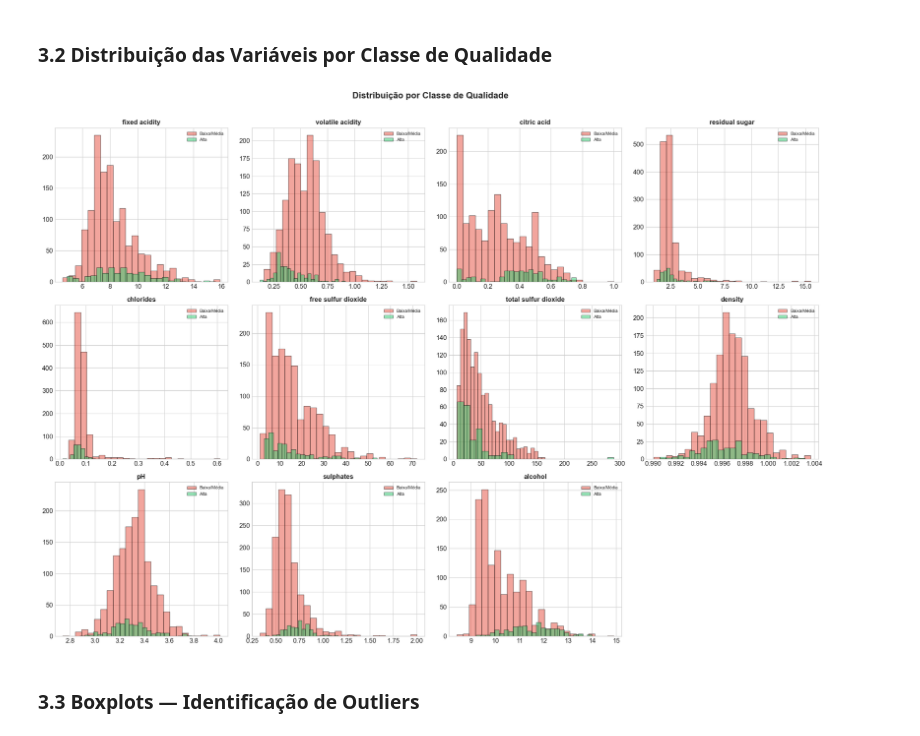
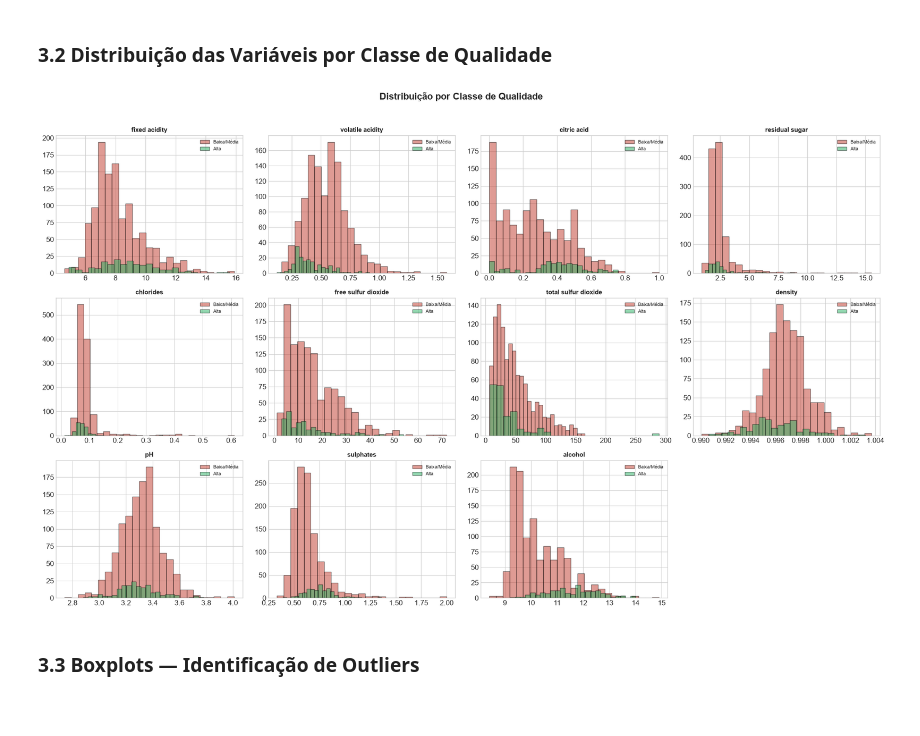
Before and after one commit to MAbbade7/TechChallengeF2, a Jupyter notebook: notebooks/wine_quality_classification_v2.ipynb, the cells around one changed output. Cells and saved outputs as stored; diff of their text form; code cells hidden in the pictures; blank space fills up the shorter version.

Commit message:
Revisão completa: tratamento de duplicatas, caminhos dinâmicos e correções

```diff
--- a/notebooks/wine_quality_classification_v2.ipynb
+++ b/notebooks/wine_quality_classification_v2.ipynb
@@ -140,0 +275,12 @@ Percentual: 15.01%
+# %%
+# DECISÃO: Remover duplicatas
+print('=== Remoção de Duplicatas ===')
+print(f'Registros antes da remoção: {len(df_raw)}')
+
+df = df_raw.drop_duplicates(keep='first').reset_index(drop=True)
+
+print(f'Registros após remoção: {len(df)}')
+print(f'Registros removidos: {len(df_raw) - len(df)}')
+print()
+print('✅ Duplicatas removidas com sucesso.')
+print('📌 Justificativa: evitar data leakage, viés de treinamento e distorção na EDA.')
@@ -206,23 +351,20 @@ Alta Qualidade (1): 217 (13.6%)
 # %%
 features = df.columns.drop(['quality', 'quality_label'])
 
-fig, axes = plt.subplots(3, 4, figsize=(20, 14))
+fig, axes = plt.subplots(3, 4, figsize=(20, 12))
 axes = axes.flatten()
 
 for i, col in enumerate(features):
-    ax = axes[i]
-    ax.hist(df[col], bins=30, color='steelblue', edgecolor='black', alpha=0.7)
-    ax.set_title(col, fontsize=12, fontweight='bold')
-    ax.axvline(df[col].mean(), color='red', linestyle='--', label=f'Média: {df[col].mean():.2f}')
-    ax.axvline(df[col].median(), color='orange', linestyle='--', label=f'Mediana: {df[col].median():.2f}')
-    ax.legend(fontsize=8)
+    axes[i].hist(df[col], bins=30, color='#3498db', edgecolor='black', alpha=0.7)
+    axes[i].set_title(col, fontsize=11, fontweight='bold')
+    axes[i].set_ylabel('Frequência')
 
-# Remove subplot vazio (se houver)
+# Remover subplot extra
 if len(features) < len(axes):
     axes[-1].set_visible(False)
 
-fig.suptitle('Distribuição das Variáveis Físico-Químicas', fontsize=16, fontweight='bold', y=1.01)
+plt.suptitle('Distribuição das Variáveis Físico-Químicas', fontsize=16, fontweight='bold', y=1.02)
 plt.tight_layout()
-plt.savefig('../results/distribuicao_variaveis.png', dpi=150, bbox_inches='tight')
+plt.savefig(os.path.join(RESULTS_DIR, 'distribuicao_variaveis.png'), dpi=150, bbox_inches='tight')
 plt.show()
 # %% [output]
@@ -230,26 +372,25 @@ plt.show()
 # %% [markdown]
 ### 3.2 Distribuição das Variáveis por Classe de Qualidade
 # %%
-fig, axes = plt.subplots(3, 4, figsize=(20, 14))
+fig, axes = plt.subplots(3, 4, figsize=(20, 12))
 axes = axes.flatten()
 
 for i, col in enumerate(features):
-    ax = axes[i]
-    for label, color, name in [(0, '#e74c3c', 'Baixa/Média'), (1, '#2ecc71', 'Alta')]:
+    for label, color, name in [(0, '#c0392b', 'Baixa/Média'), (1, '#27ae60', 'Alta')]:
         subset = df[df['quality_label'] == label][col]
-        ax.hist(subset, bins=25, alpha=0.5, color=color, edgecolor='black', label=name)
-    ax.set_title(col, fontsize=12, fontweight='bold')
-    ax.legend(fontsize=8)
+        axes[i].hist(subset, bins=25, alpha=0.5, color=color, label=name, edgecolor='black')
+    axes[i].set_title(col, fontsize=11, fontweight='bold')
+    axes[i].legend(fontsize=8)
 
 if len(features) < len(axes):
     axes[-1].set_visible(False)
 
-fig.suptitle('Distribuição por Classe de Qualidade', fontsize=16, fontweight='bold', y=1.01)
+plt.suptitle('Distribuição por Classe de Qualidade', fontsize=16, fontweight='bold', y=1.02)
 plt.tight_layout()
-plt.savefig('../results/distribuicao_por_classe.png', dpi=150, bbox_inches='tight')
+plt.savefig(os.path.join(RESULTS_DIR, 'distribuicao_por_classe.png'), dpi=150, bbox_inches='tight')
 plt.show()
 # %% [output]
-[figure, old version]
+[figure, new version]
 # %% [markdown]
 ### 3.3 Boxplots — Identificação de Outliers
 # %%
```
Also changed, not shown: parts of 82 cells of this notebook, 15 other files.
